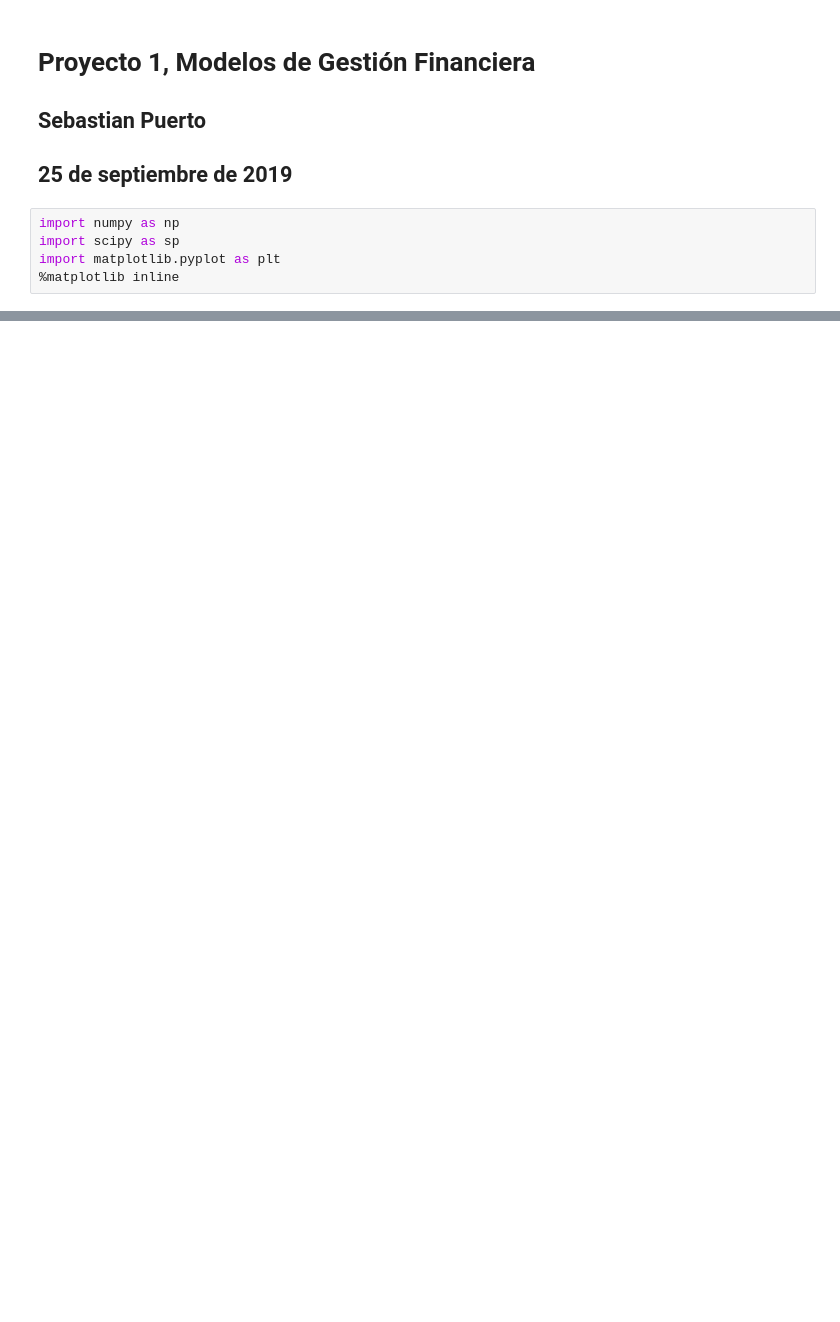
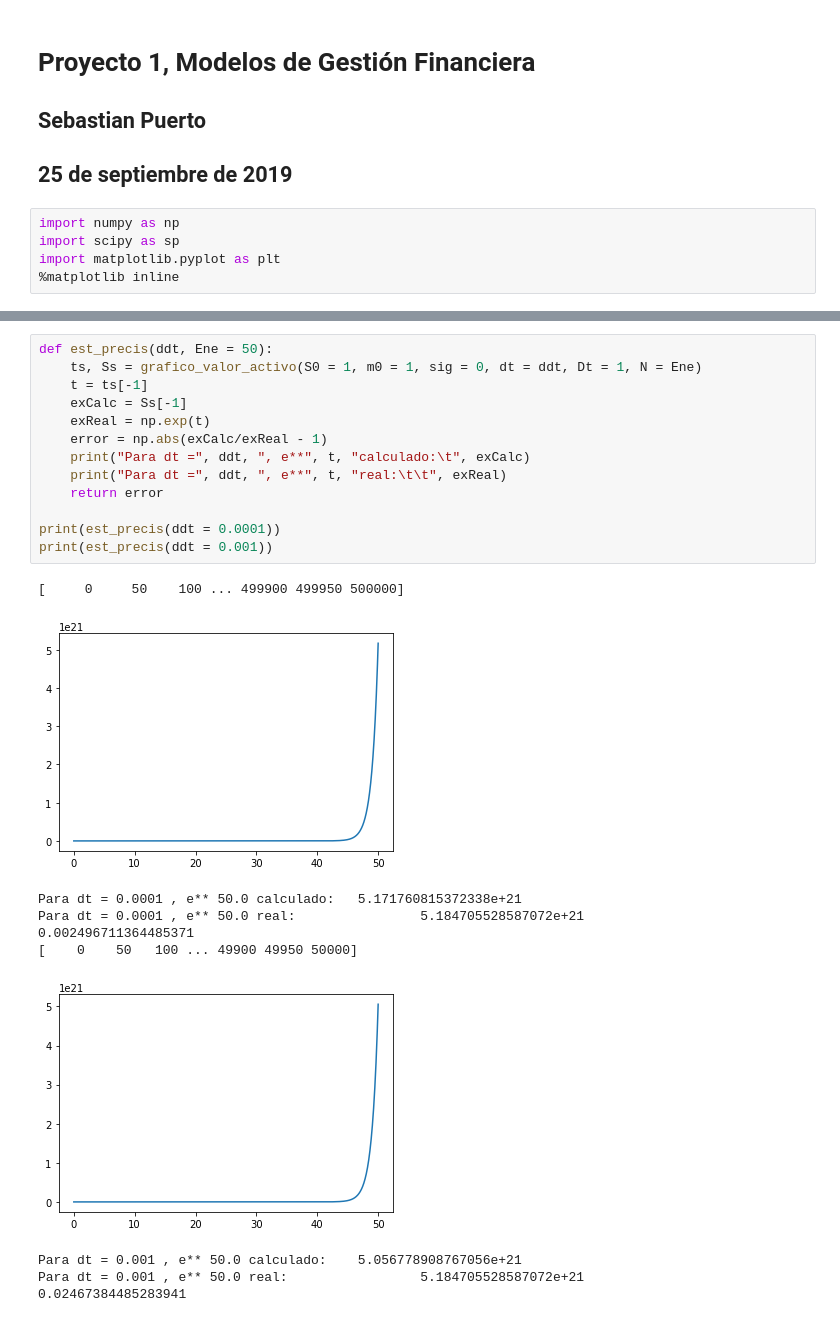
Before and after one commit to Cohnan/FinancialAdministrationModels, a Jupyter notebook: Proyecto 2/Proyecto 2 SCPG.ipynb, the cells around one changed output, grey strips where cells are left out. Saved outputs shown, nothing was run; the diff lists cells and outputs as text; blank space fills up the shorter version.

Commit message:
Correccion de la simulacion del precio S. Funcion de calculo de error de estimacion hecha y utilizada (sigma = 0, entonces S es exponencial)

```diff
--- a/Proyecto 2/Proyecto 2 SCPG.ipynb
+++ b/Proyecto 2/Proyecto 2 SCPG.ipynb
@@ -63,0 +64,24 @@ grafico_valor_activo(Dt = 1, N = 4*7*12)
+# %%
+def est_precis(ddt, Ene = 50):
+    ts, Ss = grafico_valor_activo(S0 = 1, m0 = 1, sig = 0, dt = ddt, Dt = 1, N = Ene)
+    t = ts[-1]
+    exCalc = Ss[-1]
+    exReal = np.exp(t)
+    error = np.abs(exCalc/exReal - 1)
+    print("Para dt =", ddt, ", e**", t, "calculado:\t", exCalc)
+    print("Para dt =", ddt, ", e**", t, "real:\t\t", exReal)
+    return error
+
+print(est_precis(ddt = 0.0001))
+print(est_precis(ddt = 0.001))
+# %% [output]
+[     0     50    100 ... 499900 499950 500000]
+[figure, added]
+Para dt = 0.0001 , e** 50.0 calculado:   5.171760815372338e+21
+Para dt = 0.0001 , e** 50.0 real:                5.184705528587072e+21
+0.002496711364485371
+[    0    50   100 ... 49900 49950 50000]
+[figure, added]
+Para dt = 0.001 , e** 50.0 calculado:    5.056778908767056e+21
+Para dt = 0.001 , e** 50.0 real:                 5.184705528587072e+21
+0.02467384485283941
```
Also changed, not shown: parts of 2 cells of this notebook.
